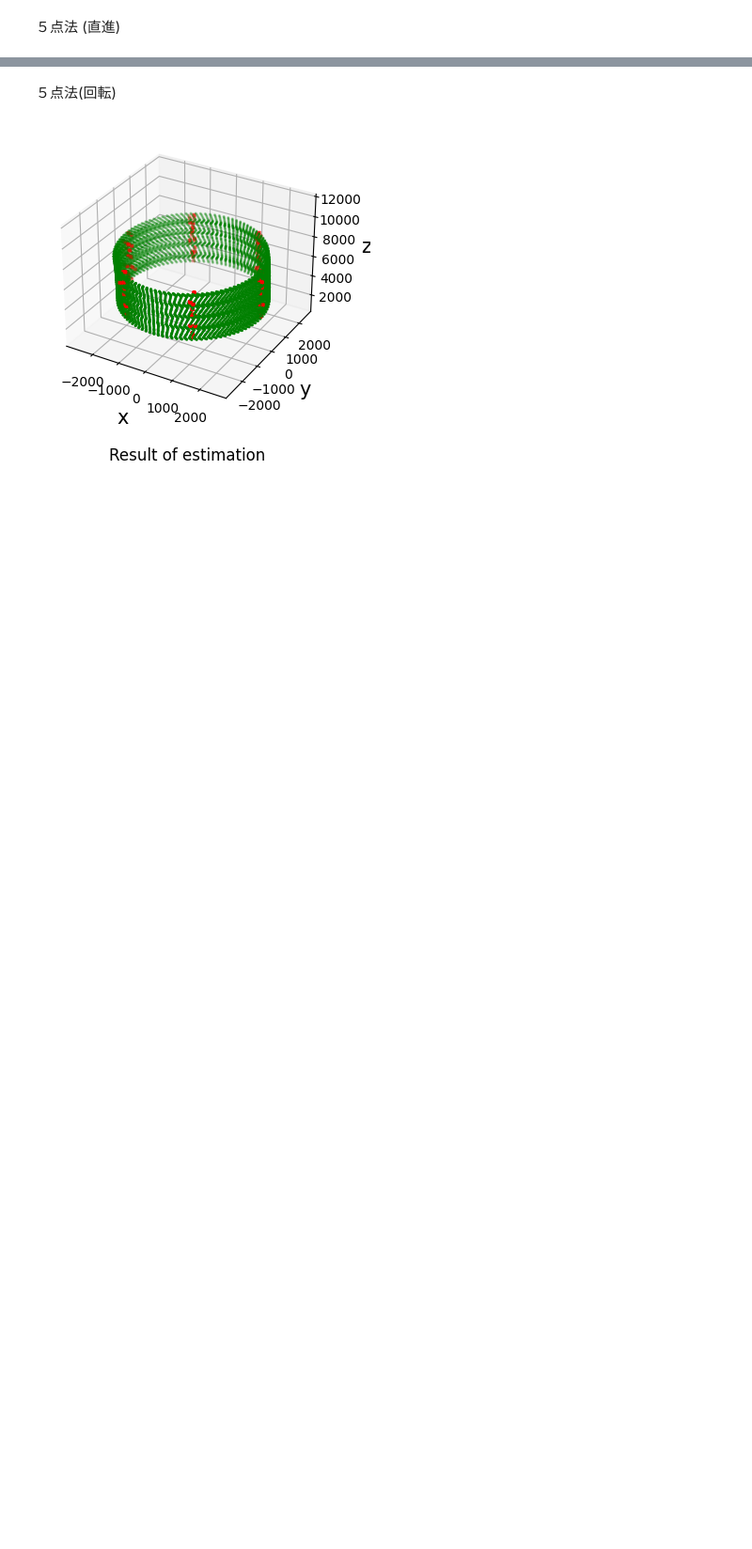
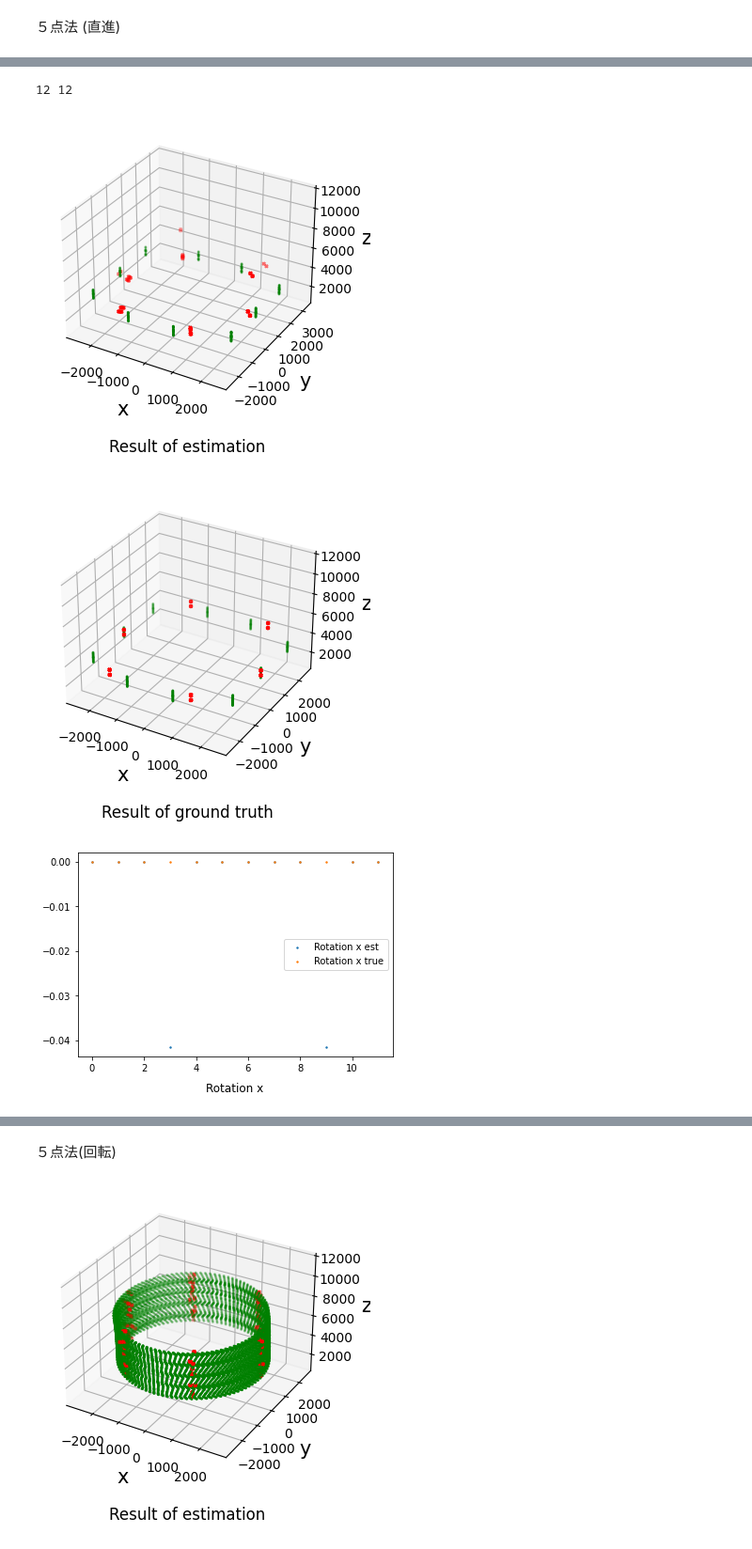
Before and after one commit to gutter-mouth/InchwormMeasurement, a Jupyter notebook: test_simulator.ipynb, the cells around one changed output, grey strips where cells are left out. Shown at 94% size. Drawn from its saved outputs; the diff is of its cells as text; code cells hidden in the pictures; blank space fills up the shorter version.

Commit message:
simulatorリファクタ

```diff
--- a/test_simulator.ipynb
+++ b/test_simulator.ipynb
@@ -39,2 +101,5 @@ surface_functions_ineq = [
+# %%
+spot_laser = Laser.load("spot_laser")
+ring_laser = Laser.load("ring_laser")
 # %% [markdown]
 ５点法 (直進)
@@ -120,0 +106,30 @@ S.plot_pose()
+# %%
+simulator_params = {
+    "A": A,
+    "spot_laser": spot_laser,
+    "ring_laser": ring_laser,
+    "cMr": cMr,
+    "idx_length": 10,
+    "idx_period": 5,
+    "round_threshold": 0.5,
+    "is_three_points_algorithm": False,
+    "is_bundle": True,
+    "is_5points_true": False,
+    "is_scale_true": False,
+    "name": "運動直進，スポットレーザはみ出しなし"
+}
+
+S = Simulator(simulator_params)
+S.run_preprocess()
+S.run_measurement()
+
+zlim = [500,12000]
+S.show_result(zlim = zlim)
+S.show_result( zlim = zlim,is_groundtruth=True)
+
+S.plot_pose()
+# %% [output]
+12 12
+[figure, added]
+[figure, added]
+[figure, added]
```
Also changed, not shown: parts of 10 cells of this notebook, 3 other files.
